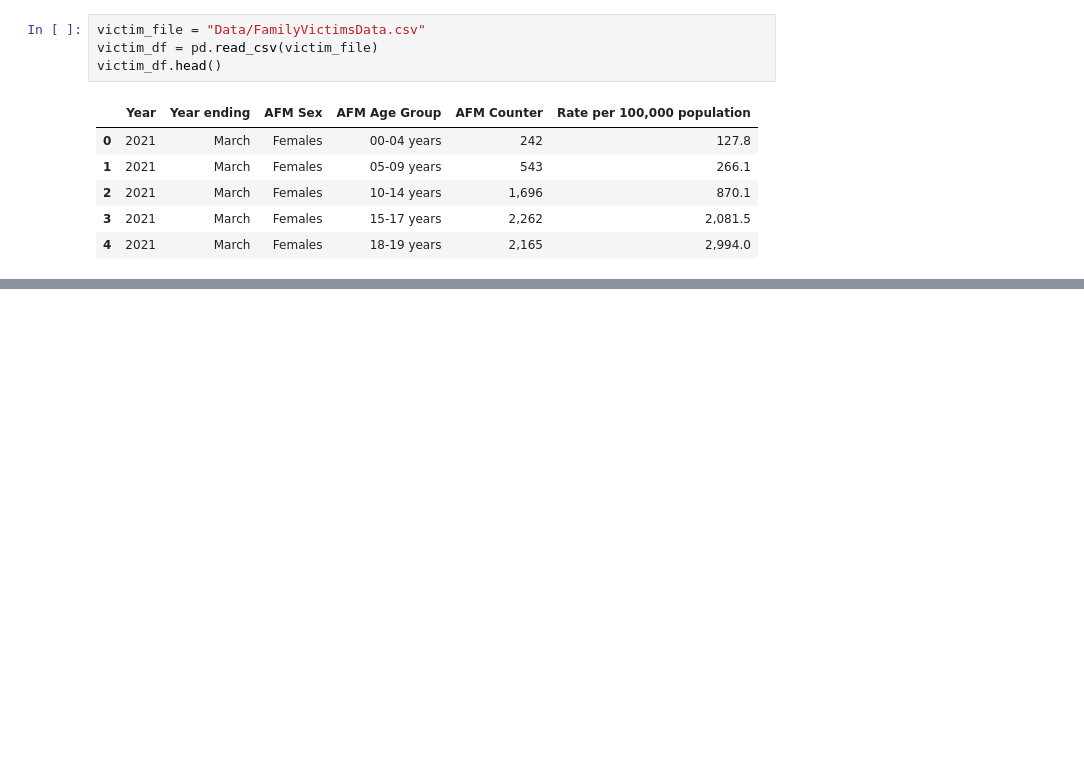
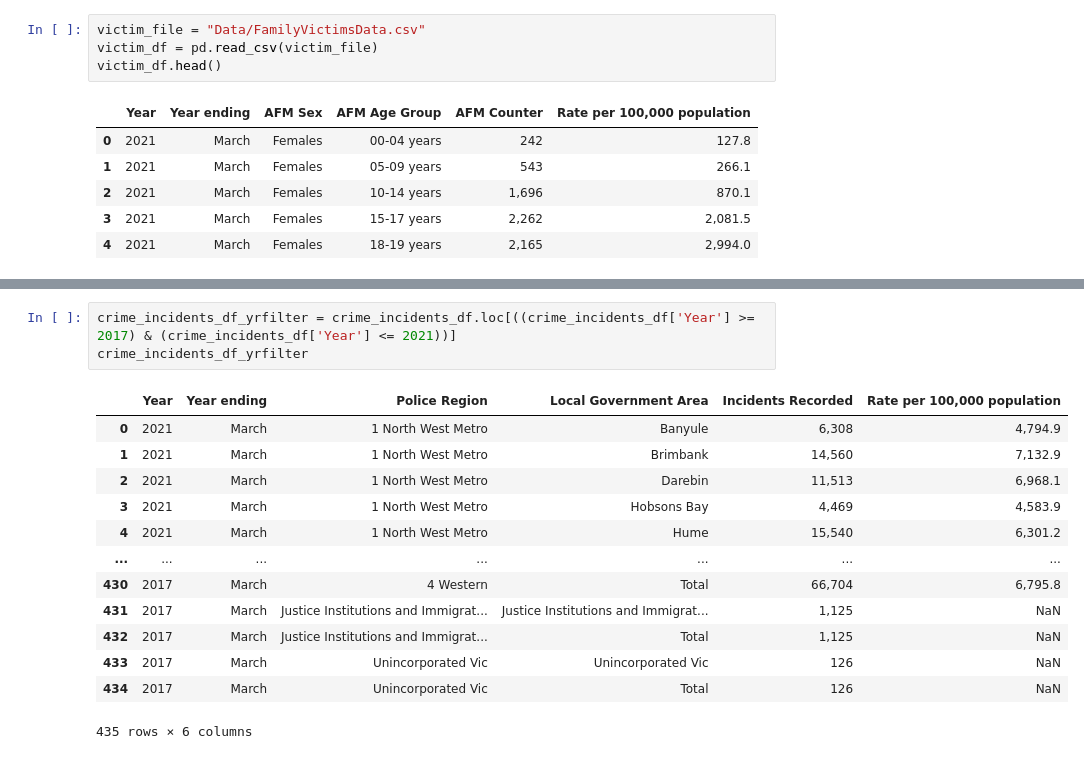
Before and after one commit to sherintm/crimedata-viz, a Jupyter notebook: CrimeData.ipynb, the cells around one changed output, grey strips where cells are left out. Drawn from its saved outputs; the diff is of its cells as text; blank space fills up the shorter version.

```diff
--- a/CrimeData.ipynb
+++ b/CrimeData.ipynb
@@ -40,0 +57,17 @@ victim_df.head()
+# %%
+crime_incidents_df_yrfilter = crime_incidents_df.loc[((crime_incidents_df['Year'] >= 2017) & (crime_incidents_df['Year'] <= 2021))]
+crime_incidents_df_yrfilter
+# %% [output]
+|  | Year | Year ending | Police Region | Local Government Area | Incidents Recorded | Rate per 100,000 population |
+| 0 | 2021 | March | 1 North West Metro | Banyule | 6,308 | 4,794.9 |
+| 1 | 2021 | March | 1 North West Metro | Brimbank | 14,560 | 7,132.9 |
+| 2 | 2021 | March | 1 North West Metro | Darebin | 11,513 | 6,968.1 |
+| 3 | 2021 | March | 1 North West Metro | Hobsons Bay | 4,469 | 4,583.9 |
+| 4 | 2021 | March | 1 North West Metro | Hume | 15,540 | 6,301.2 |
+| ... | ... | ... | ... | ... | ... | ... |
+| 430 | 2017 | March | 4 Western | Total | 66,704 | 6,795.8 |
+| 431 | 2017 | March | Justice Institutions and Immigrat... | Justice Institutions and Immigrat... | 1,125 | NaN |
+| 432 | 2017 | March | Justice Institutions and Immigrat... | Total | 1,125 | NaN |
+| 433 | 2017 | March | Unincorporated Vic | Unincorporated Vic | 126 | NaN |
+| 434 | 2017 | March | Unincorporated Vic | Total | 126 | NaN |
+435 rows × 6 columns
```
Also changed, not shown: parts of 10 cells of this notebook.
